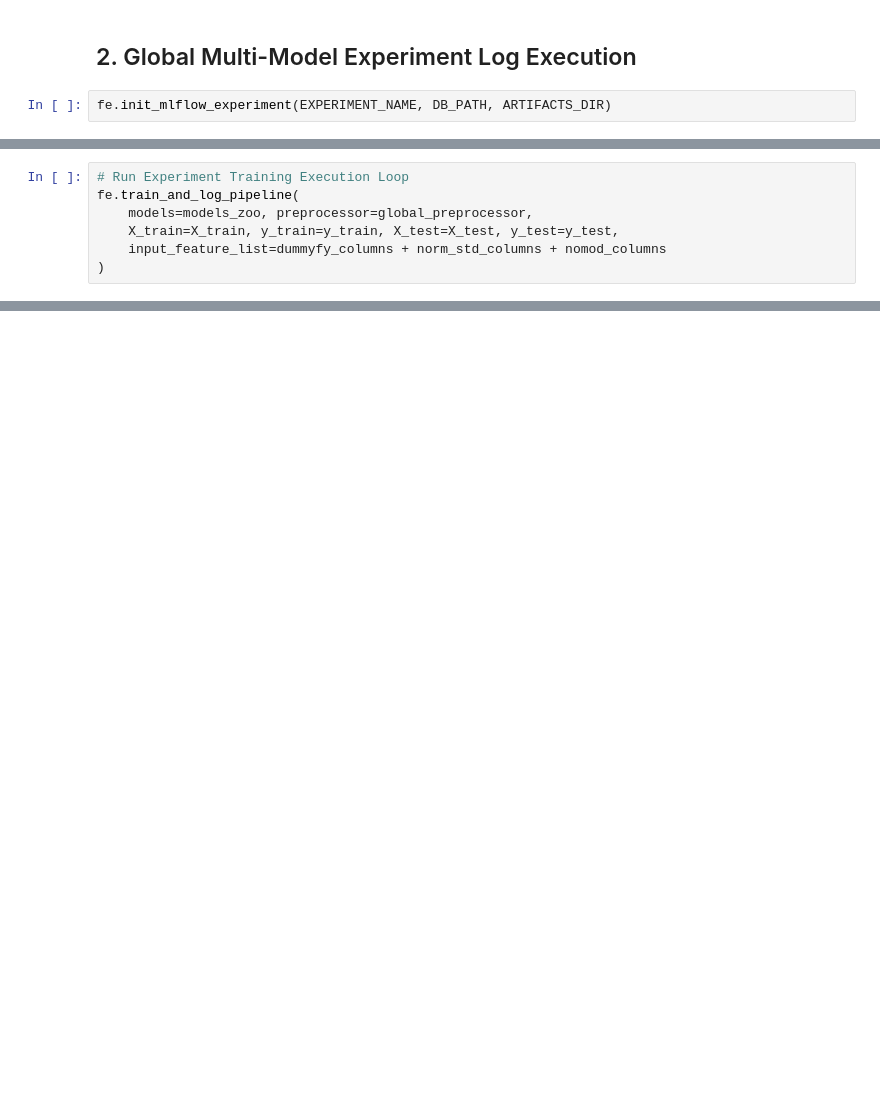
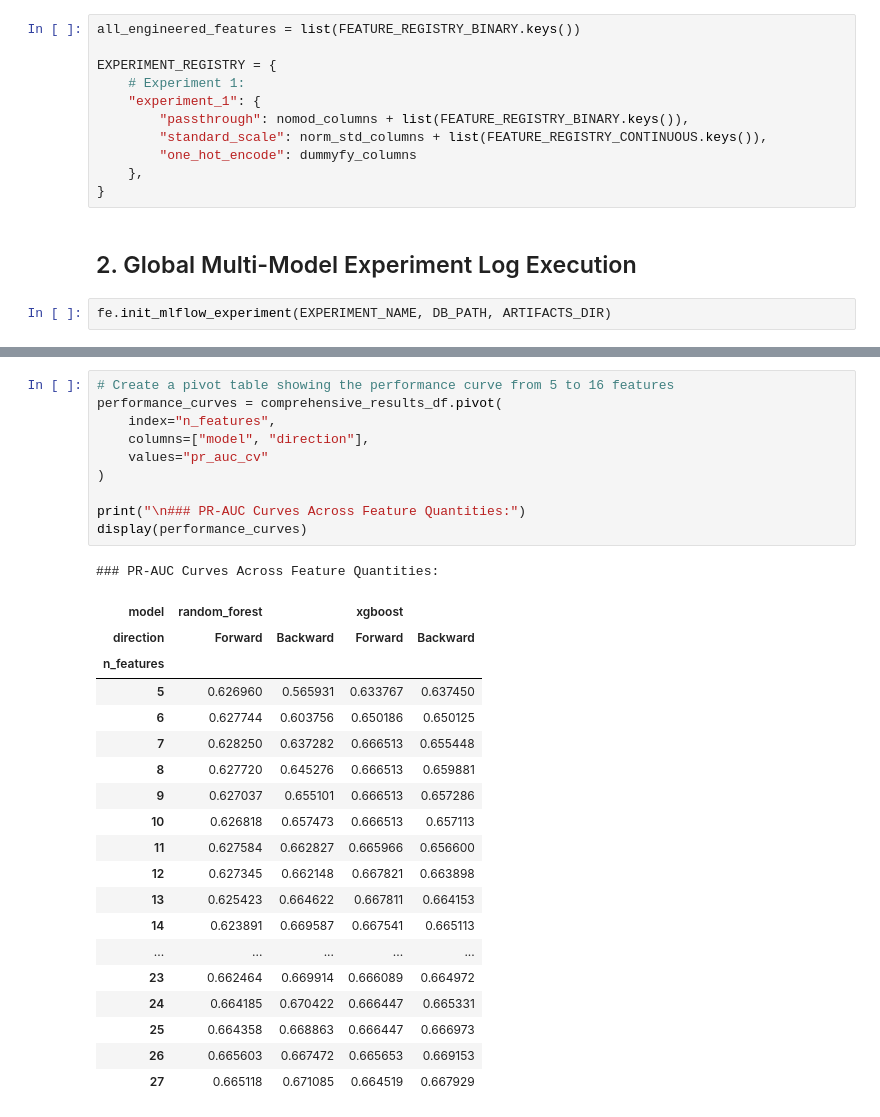
Before and after one commit to hectorvargas-dot/ml_hands_on_project, a Jupyter notebook: notebooks/5.0-havg-feature-engineering.ipynb, the cells around one changed output, grey strips where cells are left out. Saved outputs shown, nothing was run; the diff lists cells and outputs as text; blank space fills up the shorter version.

```diff
--- a/notebooks/5.0-havg-feature-engineering.ipynb
+++ b/notebooks/5.0-havg-feature-engineering.ipynb
@@ -82,3 +95,14 @@ new_feature_engineered_columns = [
+# %%
+all_engineered_features = list(FEATURE_REGISTRY_BINARY.keys())
+
+EXPERIMENT_REGISTRY = {
+    # Experiment 1:
+    "experiment_1": {
+        "passthrough": nomod_columns + list(FEATURE_REGISTRY_BINARY.keys()),
+        "standard_scale": norm_std_columns + list(FEATURE_REGISTRY_CONTINUOUS.keys()),
+        "one_hot_encode": dummyfy_columns
+    },
+}
 # %% [markdown]
 ## 2. Global Multi-Model Experiment Log Execution
 # %%
@@ -98,7 +109,0 @@ models_zoo = {
-# %%
-# Run Experiment Training Execution Loop
-fe.train_and_log_pipeline(
-    models=models_zoo, preprocessor=global_preprocessor,
-    X_train=X_train, y_train=y_train, X_test=X_test, y_test=y_test,
-    input_feature_list=dummyfy_columns + norm_std_columns + nomod_columns
-)
@@ -148,0 +367,31 @@ display(search_results_df)
+# %%
+# Create a pivot table showing the performance curve from 5 to 16 features
+performance_curves = comprehensive_results_df.pivot(
+    index="n_features",
+    columns=["model", "direction"],
+    values="pr_auc_cv"
+)
+
+print("\n### PR-AUC Curves Across Feature Quantities:")
+display(performance_curves)
+# %% [output]
+### PR-AUC Curves Across Feature Quantities:
+| model | random_forest |  | xgboost |  |
+| direction | Forward | Backward | Forward | Backward |
+| n_features |  |  |  |  |
+| 5 | 0.626960 | 0.565931 | 0.633767 | 0.637450 |
+| 6 | 0.627744 | 0.603756 | 0.650186 | 0.650125 |
+| 7 | 0.628250 | 0.637282 | 0.666513 | 0.655448 |
+| 8 | 0.627720 | 0.645276 | 0.666513 | 0.659881 |
+| 9 | 0.627037 | 0.655101 | 0.666513 | 0.657286 |
+| 10 | 0.626818 | 0.657473 | 0.666513 | 0.657113 |
+| 11 | 0.627584 | 0.662827 | 0.665966 | 0.656600 |
+| 12 | 0.627345 | 0.662148 | 0.667821 | 0.663898 |
+| 13 | 0.625423 | 0.664622 | 0.667811 | 0.664153 |
+| 14 | 0.623891 | 0.669587 | 0.667541 | 0.665113 |
+| ... | ... | ... | ... | ... |
+| 23 | 0.662464 | 0.669914 | 0.666089 | 0.664972 |
+| 24 | 0.664185 | 0.670422 | 0.666447 | 0.665331 |
+| 25 | 0.664358 | 0.668863 | 0.666447 | 0.666973 |
+| 26 | 0.665603 | 0.667472 | 0.665653 | 0.669153 |
+| 27 | 0.665118 | 0.671085 | 0.664519 | 0.667929 |
```
Also changed, not shown: parts of 13 cells of this notebook, 38 other files.
